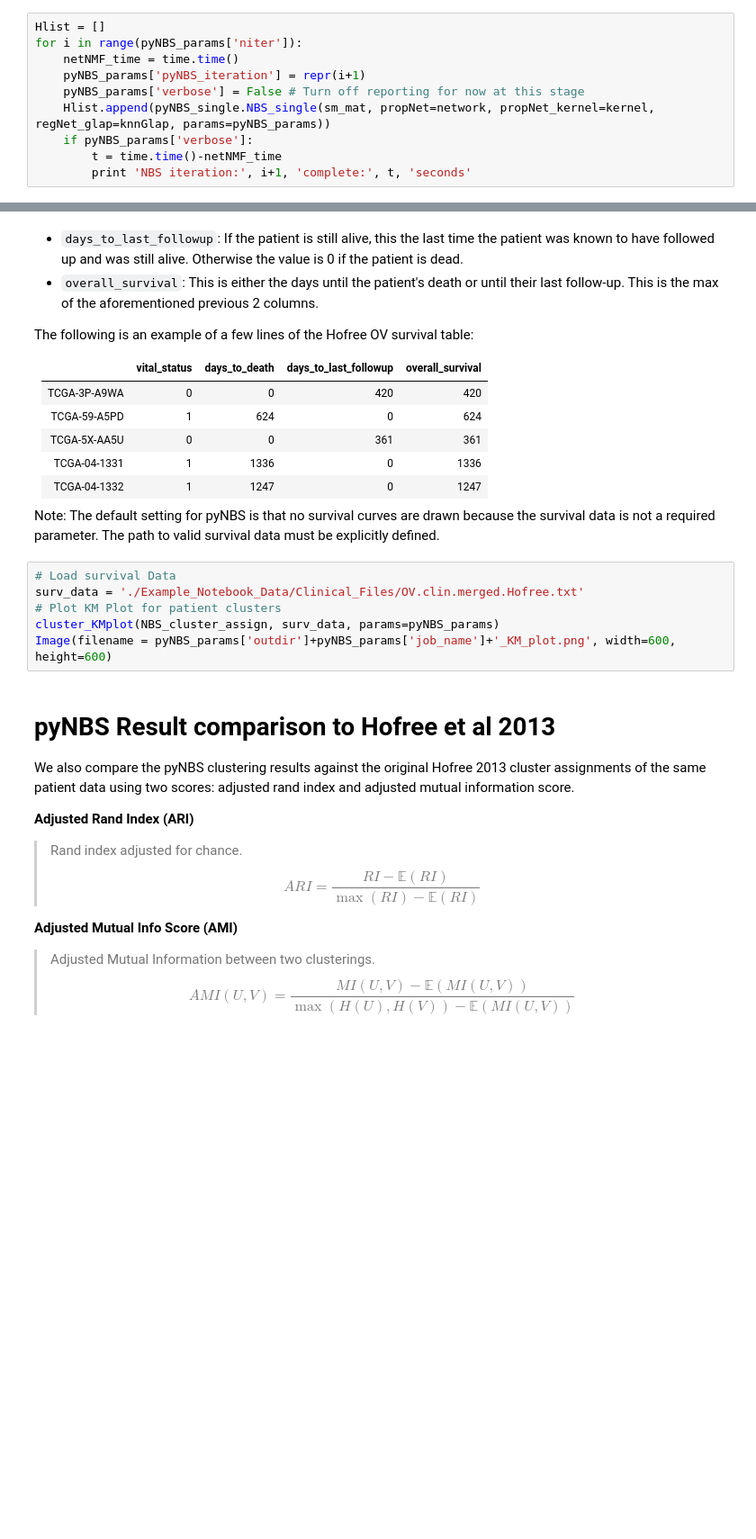
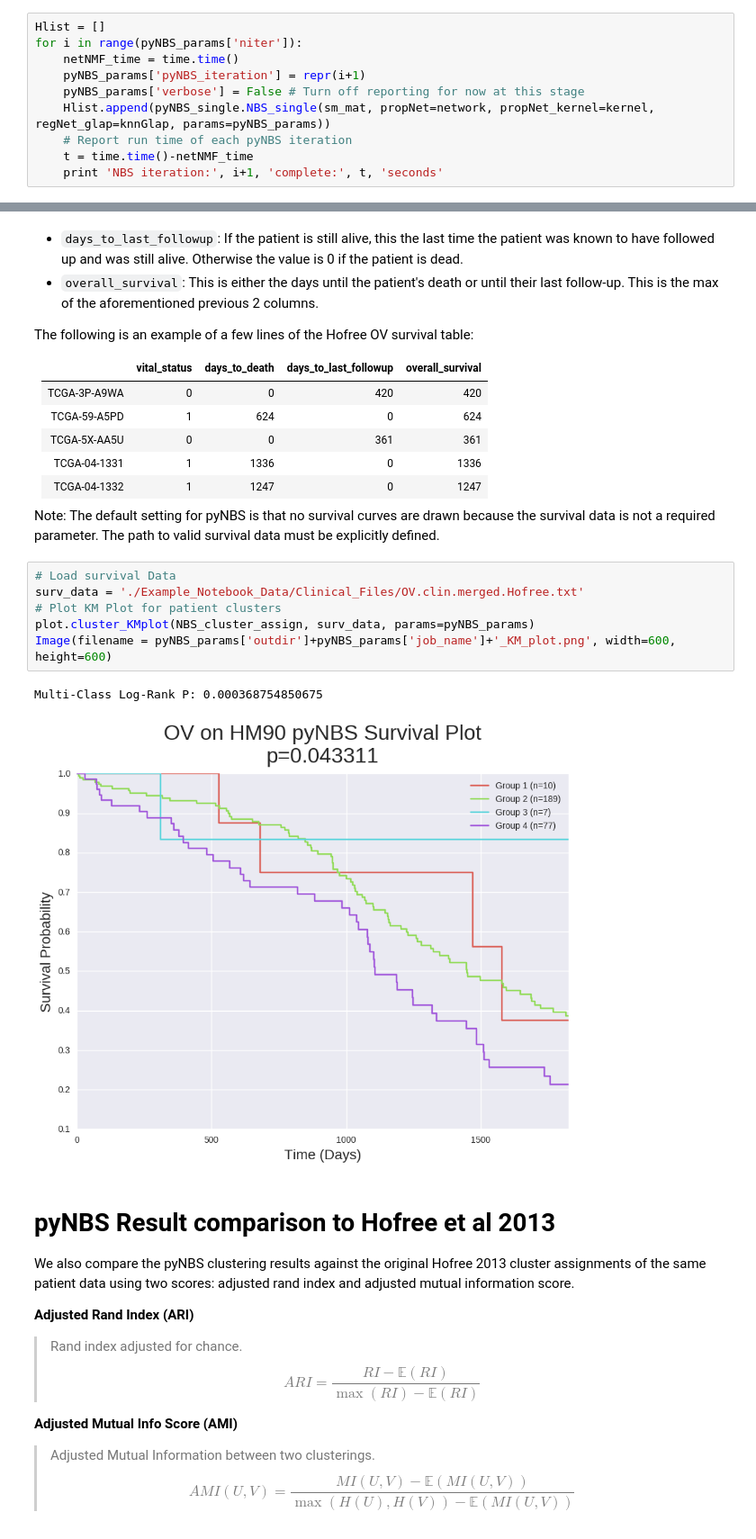
Before and after one commit to idekerlab/pyNBS, a Jupyter notebook: Example_Notebooks/OV_run_pyNBS_Hofree2.ipynb, the cells around one changed output, grey strips where cells are left out. Shown at 90% size. Cells and saved outputs as stored; diff of their text form; blank space fills up the shorter version.

```diff
--- a/Example_Notebooks/OV_run_pyNBS_Hofree2.ipynb
+++ b/Example_Notebooks/OV_run_pyNBS_Hofree2.ipynb
@@ -165,9 +166,9 @@ for i in range(pyNBS_params['niter']):
     pyNBS_params['pyNBS_iteration'] = repr(i+1)
     pyNBS_params['verbose'] = False # Turn off reporting for now at this stage
     Hlist.append(pyNBS_single.NBS_single(sm_mat, propNet=network, propNet_kernel=kernel, regNet_glap=knnGlap, params=pyNBS_params))
-    if pyNBS_params['verbose']:
-        t = time.time()-netNMF_time
-        print 'NBS iteration:', i+1, 'complete:', t, 'seconds'
+    # Report run time of each pyNBS iteration
+    t = time.time()-netNMF_time
+    print 'NBS iteration:', i+1, 'complete:', t, 'seconds'
 # %% [markdown]
 # Consensus Clustering
 In order to produce robust patient clusters, the sub-sampling and re-clustering steps as done above are needed. After the patient data is subsampled multiple times (default=100), we perform the following step on each individual clustering result to create a single consensus clustering of all patients.
@@ -226,9 +234,12 @@ Note: The default setting for pyNBS is that no survival curves are drawn because
 # %%
 # Load survival Data
 surv_data = './Example_Notebook_Data/Clinical_Files/OV.clin.merged.Hofree.txt'
 # Plot KM Plot for patient clusters
-cluster_KMplot(NBS_cluster_assign, surv_data, params=pyNBS_params)
+plot.cluster_KMplot(NBS_cluster_assign, surv_data, params=pyNBS_params)
 Image(filename = pyNBS_params['outdir']+pyNBS_params['job_name']+'_KM_plot.png', width=600, height=600)
+# %% [output]
+Multi-Class Log-Rank P: 0.000368754850675
+[figure, added]
 # %% [markdown]
 # pyNBS Result comparison to Hofree et al 2013
 We also compare the pyNBS clustering results against the original Hofree 2013 cluster assignments of the same patient data using two scores: adjusted rand index and adjusted mutual information score.
```
Also changed, not shown: parts of 5 cells of this notebook, 46 other files.
